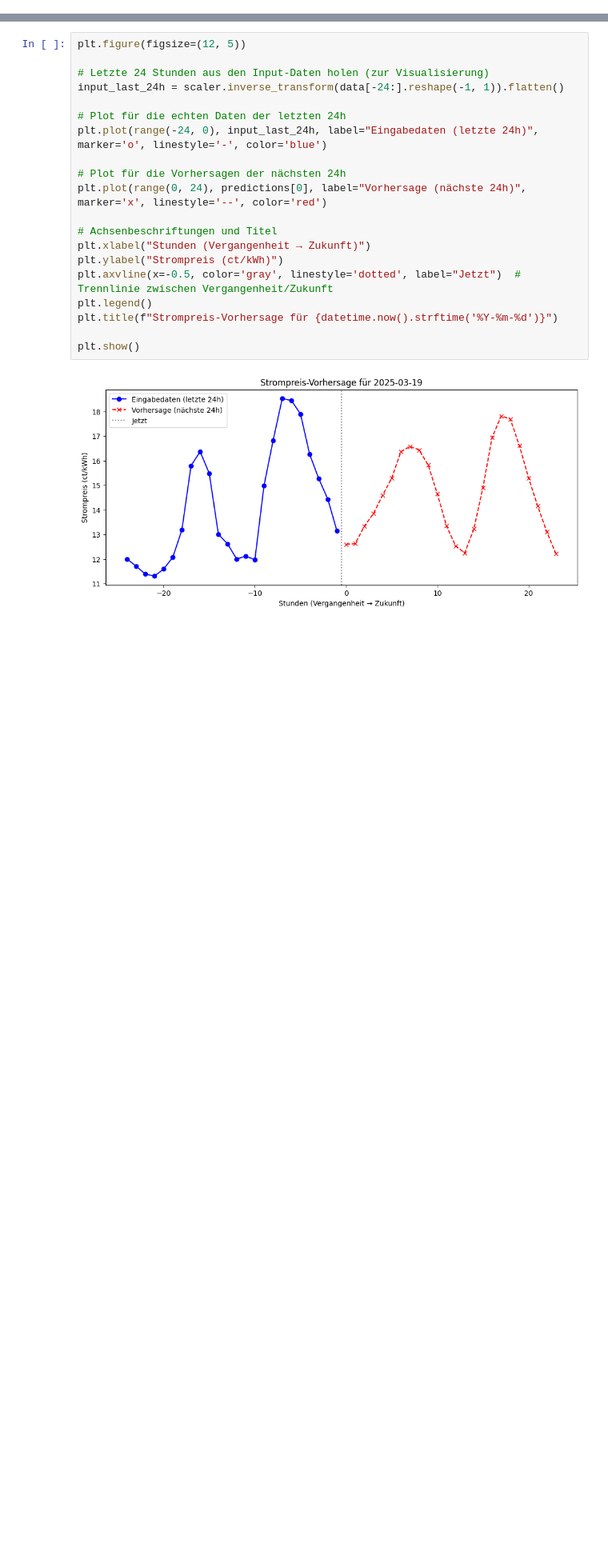
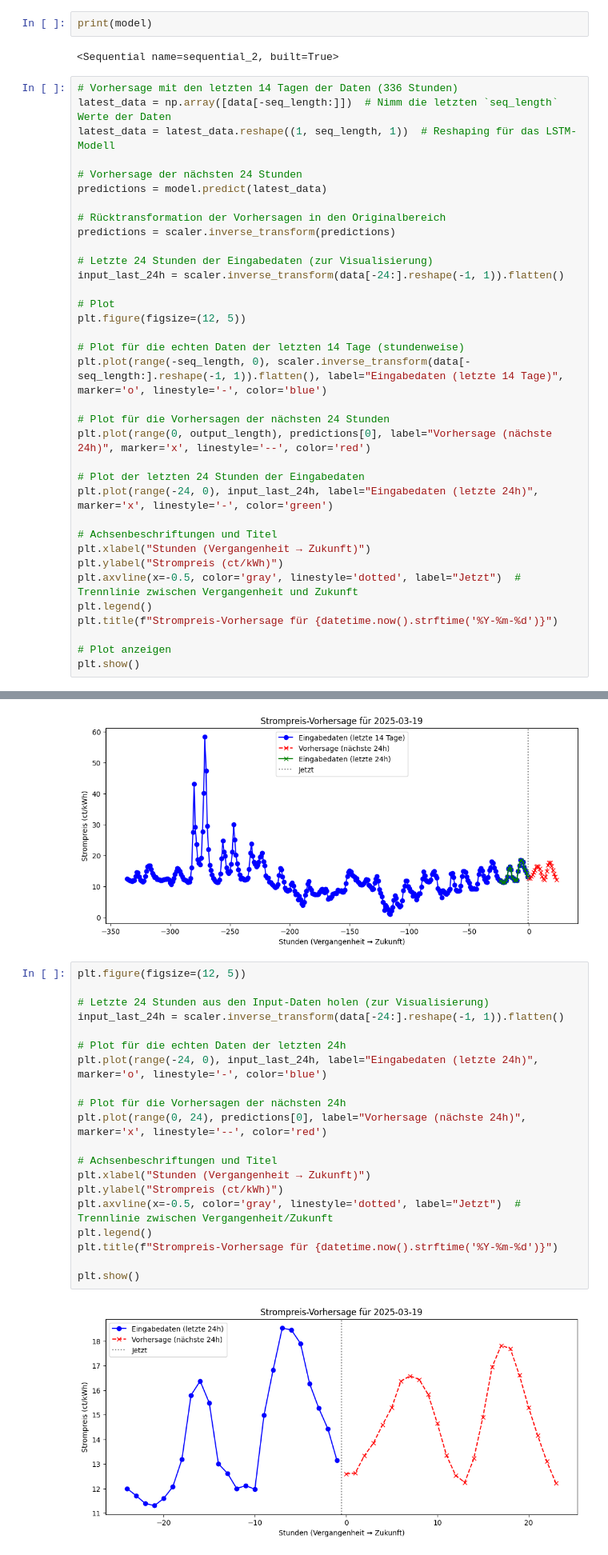
Before and after one commit to DarBr/BI-Steel-Project, a Jupyter notebook: machine_learning/model.ipynb, the cells around one changed output, grey strips where cells are left out. Shown at 80% size. Drawn from its saved outputs; the diff is of its cells as text; blank space fills up the shorter version.

```diff
--- a/machine_learning/model.ipynb
+++ b/machine_learning/model.ipynb
@@ -130,0 +122,40 @@ predictions = scaler.inverse_transform(predictions)
+# %%
+print(model)
+# %% [output]
+<Sequential name=sequential_2, built=True>
+# %%
+# Vorhersage mit den letzten 14 Tagen der Daten (336 Stunden)
+latest_data = np.array([data[-seq_length:]])  # Nimm die letzten `seq_length` Werte der Daten
+latest_data = latest_data.reshape((1, seq_length, 1))  # Reshaping für das LSTM-Modell
+
+# Vorhersage der nächsten 24 Stunden
+predictions = model.predict(latest_data)
+
+# Rücktransformation der Vorhersagen in den Originalbereich
+predictions = scaler.inverse_transform(predictions)
+
+# Letzte 24 Stunden der Eingabedaten (zur Visualisierung)
+input_last_24h = scaler.inverse_transform(data[-24:].reshape(-1, 1)).flatten()
+
+# Plot
+plt.figure(figsize=(12, 5))
+
+# Plot für die echten Daten der letzten 14 Tage (stundenweise)
+plt.plot(range(-seq_length, 0), scaler.inverse_transform(data[-seq_length:].reshape(-1, 1)).flatten(), label="Eingabedaten (letzte 14 Tage)", marker='o', linestyle='-', color='blue')
+
+# Plot für die Vorhersagen der nächsten 24 Stunden
+plt.plot(range(0, output_length), predictions[0], label="Vorhersage (nächste 24h)", marker='x', linestyle='--', color='red')
+
+# Plot der letzten 24 Stunden der Eingabedaten
+plt.plot(range(-24, 0), input_last_24h, label="Eingabedaten (letzte 24h)", marker='x', linestyle='-', color='green')
+
+# Achsenbeschriftungen und Titel
+plt.xlabel("Stunden (Vergangenheit → Zukunft)")
+plt.ylabel("Strompreis (ct/kWh)")
+plt.axvline(x=-0.5, color='gray', linestyle='dotted', label="Jetzt")  # Trennlinie zwischen Vergangenheit und Zukunft
+plt.legend()
+plt.title(f"Strompreis-Vorhersage für {datetime.now().strftime('%Y-%m-%d')}")
+
+# Plot anzeigen
+plt.show()
+# %% [output]
@@ -131,3 +163,4 @@ predictions = scaler.inverse_transform(predictions)
+[figure, added]
 # %%
 plt.figure(figsize=(12, 5))
 
```
Also changed, not shown: parts of 8 cells of this notebook.
